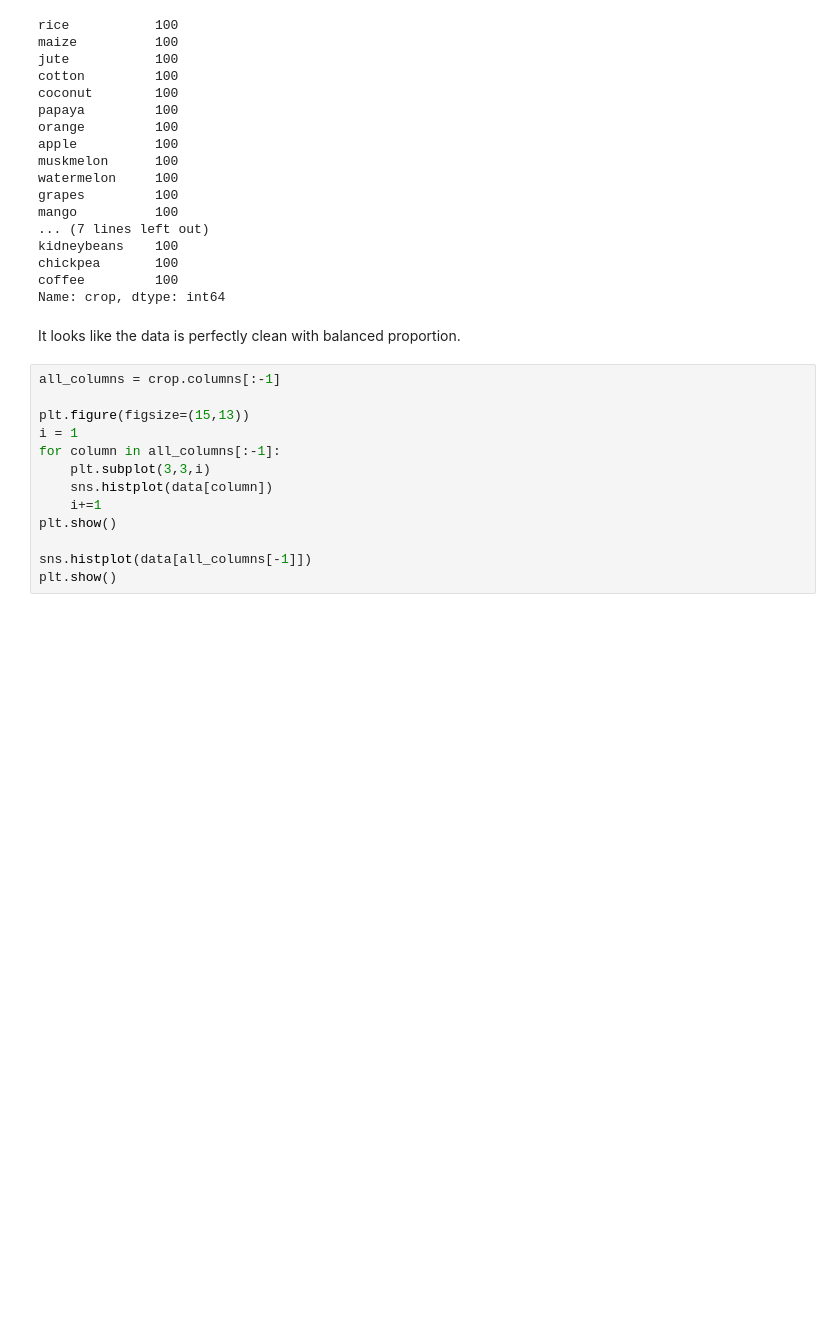
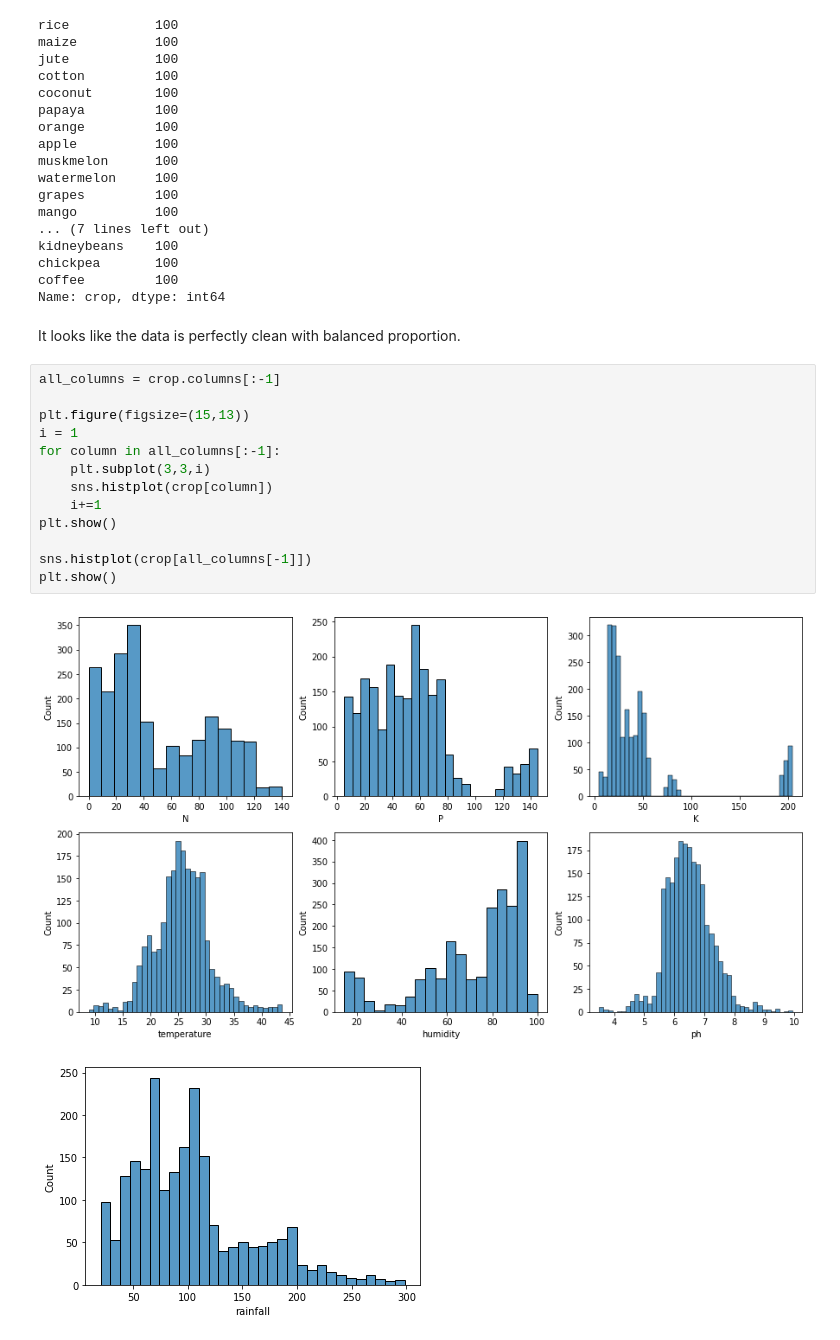
Before and after one commit to Mahnaz-Meem/Mid-Bootcamp-project, a Jupyter notebook: notebooks/main.ipynb, the cells around one changed output. Cells and saved outputs as stored; diff of their text form; blank space fills up the shorter version.

```diff
--- a/notebooks/main.ipynb
+++ b/notebooks/main.ipynb
@@ -108,13 +108,16 @@ It looks like the data is perfectly clean with  balanced proportion.
 # %%
 all_columns = crop.columns[:-1]
 
 plt.figure(figsize=(15,13))
 i = 1
 for column in all_columns[:-1]:
     plt.subplot(3,3,i)
-    sns.histplot(data[column])
+    sns.histplot(crop[column])
     i+=1
 plt.show()
 
-sns.histplot(data[all_columns[-1]])
+sns.histplot(crop[all_columns[-1]])
 plt.show()
+# %% [output]
+[figure, added]
+[figure, added]
```
Also changed, not shown: parts of 9 cells of this notebook.
